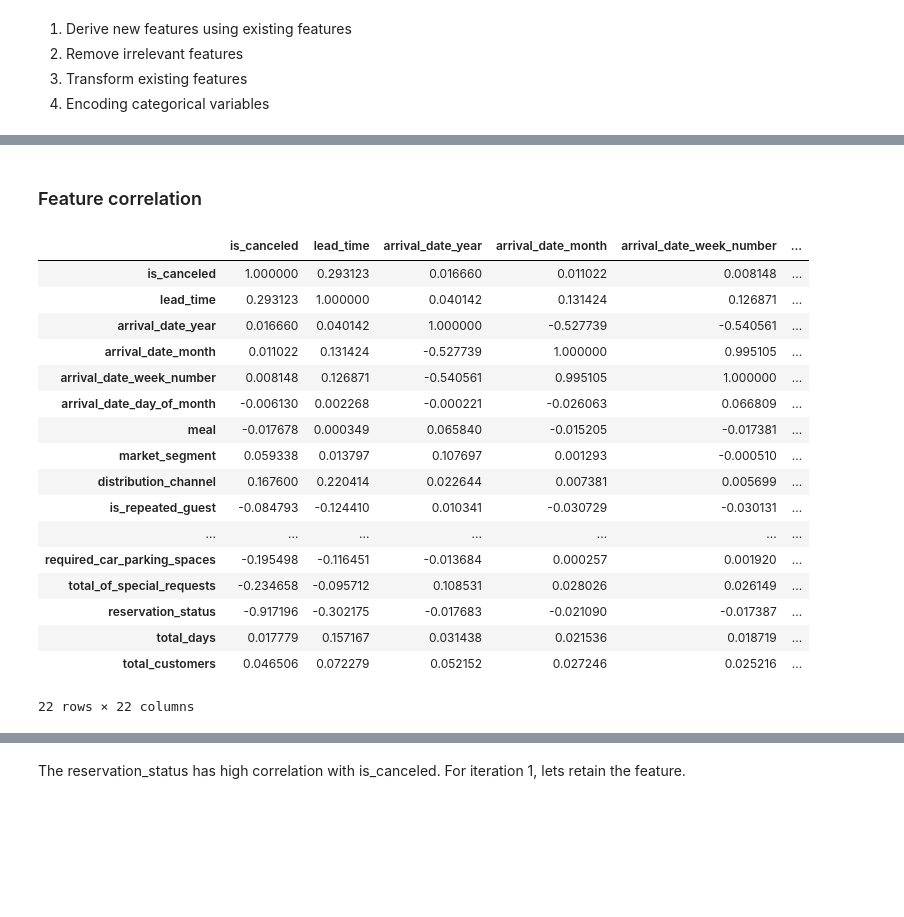
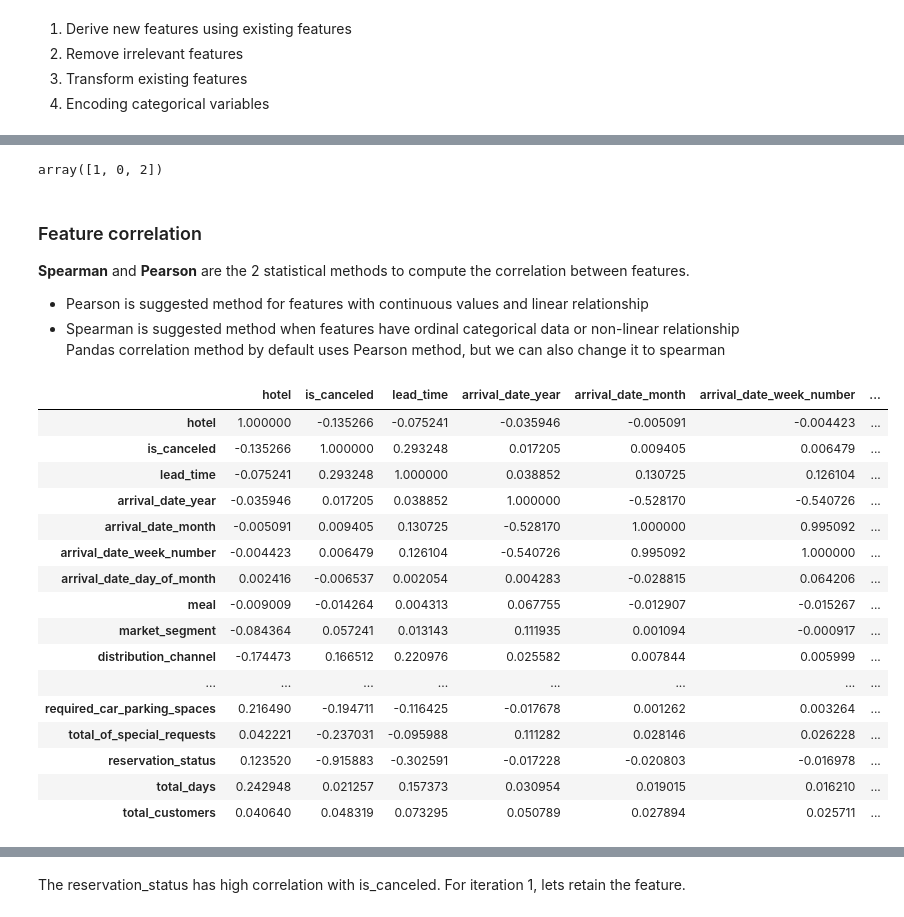
Before and after one commit to olsenme/MLIntro, a Jupyter notebook: Classification_Bayes.ipynb, the cells around one changed output, grey strips where cells are left out. Drawn from its saved outputs; the diff is of its cells as text; code cells hidden in the pictures; blank space fills up the shorter version.

```diff
--- a/Classification_Bayes.ipynb
+++ b/Classification_Bayes.ipynb
@@ -204,4 +248,5 @@ df = df.drop('country',axis=1)
 # %%
-# df['previous_bookings_not_canceled'].value_counts() # We observe that most data has value = 0; hence we drop the feature
-# df.groupby(['is_canceled'])['previous_bookings_not_canceled'].value_counts() # We observe that data distribution across both class is remains same
-df = df.drop('previous_bookings_not_canceled',axis=1)
+#train['previous_bookings_not_canceled'].value_counts() # We observe that most data has value = 0; hence we drop the feature
+#train.groupby(['is_canceled'])['previous_bookings_not_canceled'].value_counts() # We observe that data distribution across both class is remains same
+train = train.drop('previous_bookings_not_canceled',axis=1)
+test = test.drop('previous_bookings_not_canceled',axis=1)
@@ -211,0 +253,5 @@ df = df.drop('previous_cancellations',axis=1)
+# %%
+train.groupby(['is_canceled'])['previous_cancellations'].value_counts().plot('bar',figsize=(5,5))
+# We observe that most data has value = 0; and trend remains same across the 2 classes
+train = train.drop('previous_cancellations',axis=1)
+test = test.drop('previous_cancellations',axis=1)
@@ -218,9 +270,13 @@ backup = df.copy()
 # %%
 #Custom encoding
-df['arrival_date_month'] = df['arrival_date_month'].map({'January':1, 'February': 2, 'March':3, \
+train['arrival_date_month'] = train['arrival_date_month'].map({'January':1, 'February': 2, 'March':3, \
                                                          'April':4, 'May':5, 'June':6, 'July':7,\
                                                          'August':8, 'September':9, 'October':10, \
                                                          'November':11, 'December':12})
+test['arrival_date_month'] = test['arrival_date_month'].map({'January':1, 'February': 2, 'March':3, \
+                                                         'April':4, 'May':5, 'June':6, 'July':7,\
+                                                         'August':8, 'September':9, 'October':10, \
+                                                         'November':11, 'December':12})
 # %%
 encode = LabelEncoder()
 # %%
@@ -240,5 +299,5 @@ Index([u'hotel', u'is_canceled', u'lead_time', u'arrival_date_year',
 cat_col=['hotel','arrival_date_year','meal','market_segment','distribution_channel','reserved_room_type', 'assigned_room_type',\
         'deposit_type','customer_type','reservation_status']
 for i in cat_col:
-    df[i] = encode.fit_transform(df[i])
+    train[i] = encode.fit_transform(train[i])
 # %%
@@ -253,24 +312,31 @@ df[cat_col].head()
-# %% [markdown]
-### Feature correlation
+# %%
+train['arrival_date_year'].unique()
+# %% [output]
+array([1, 0, 2])
+# %% [markdown]
+### Feature correlation
+<b>Spearman</b> and <b>Pearson</b> are the 2 statistical methods to compute the correlation between features.
+- Pearson is suggested method for features with continuous values and linear relationship
+- Spearman is suggested method when features have ordinal categorical data or non-linear relationship
+<br>Pandas correlation method by default uses Pearson method, but we can also change it to spearman </br>
 # %%
-df.corr()
+train.corr()
 # %% [output]
-|  | is_canceled | lead_time | arrival_date_year | arrival_date_month | arrival_date_week_number | ... |
-| is_canceled | 1.000000 | 0.293123 | 0.016660 | 0.011022 | 0.008148 | ... |
-| lead_time | 0.293123 | 1.000000 | 0.040142 | 0.131424 | 0.126871 | ... |
-| arrival_date_year | 0.016660 | 0.040142 | 1.000000 | -0.527739 | -0.540561 | ... |
-| arrival_date_month | 0.011022 | 0.131424 | -0.527739 | 1.000000 | 0.995105 | ... |
-| arrival_date_week_number | 0.008148 | 0.126871 | -0.540561 | 0.995105 | 1.000000 | ... |
-| arrival_date_day_of_month | -0.006130 | 0.002268 | -0.000221 | -0.026063 | 0.066809 | ... |
-| meal | -0.017678 | 0.000349 | 0.065840 | -0.015205 | -0.017381 | ... |
-| market_segment | 0.059338 | 0.013797 | 0.107697 | 0.001293 | -0.000510 | ... |
-| distribution_channel | 0.167600 | 0.220414 | 0.022644 | 0.007381 | 0.005699 | ... |
-| is_repeated_guest | -0.084793 | -0.124410 | 0.010341 | -0.030729 | -0.030131 | ... |
-| ... | ... | ... | ... | ... | ... | ... |
-| required_car_parking_spaces | -0.195498 | -0.116451 | -0.013684 | 0.000257 | 0.001920 | ... |
-| total_of_special_requests | -0.234658 | -0.095712 | 0.108531 | 0.028026 | 0.026149 | ... |
-| reservation_status | -0.917196 | -0.302175 | -0.017683 | -0.021090 | -0.017387 | ... |
-| total_days | 0.017779 | 0.157167 | 0.031438 | 0.021536 | 0.018719 | ... |
-| total_customers | 0.046506 | 0.072279 | 0.052152 | 0.027246 | 0.025216 | ... |
+|  | hotel | is_canceled | lead_time | arrival_date_year | arrival_date_month | arrival_date_week_number | ... |
+| hotel | 1.000000 | -0.135266 | -0.075241 | -0.035946 | -0.005091 | -0.004423 | ... |
+| is_canceled | -0.135266 | 1.000000 | 0.293248 | 0.017205 | 0.009405 | 0.006479 | ... |
+| lead_time | -0.075241 | 0.293248 | 1.000000 | 0.038852 | 0.130725 | 0.126104 | ... |
+| arrival_date_year | -0.035946 | 0.017205 | 0.038852 | 1.000000 | -0.528170 | -0.540726 | ... |
+| arrival_date_month | -0.005091 | 0.009405 | 0.130725 | -0.528170 | 1.000000 | 0.995092 | ... |
+| arrival_date_week_number | -0.004423 | 0.006479 | 0.126104 | -0.540726 | 0.995092 | 1.000000 | ... |
+| arrival_date_day_of_month | 0.002416 | -0.006537 | 0.002054 | 0.004283 | -0.028815 | 0.064206 | ... |
+| meal | -0.009009 | -0.014264 | 0.004313 | 0.067755 | -0.012907 | -0.015267 | ... |
+| market_segment | -0.084364 | 0.057241 | 0.013143 | 0.111935 | 0.001094 | -0.000917 | ... |
+| distribution_channel | -0.174473 | 0.166512 | 0.220976 | 0.025582 | 0.007844 | 0.005999 | ... |
+| ... | ... | ... | ... | ... | ... | ... | ... |
+| required_car_parking_spaces | 0.216490 | -0.194711 | -0.116425 | -0.017678 | 0.001262 | 0.003264 | ... |
+| total_of_special_requests | 0.042221 | -0.237031 | -0.095988 | 0.111282 | 0.028146 | 0.026228 | ... |
+| reservation_status | 0.123520 | -0.915883 | -0.302591 | -0.017228 | -0.020803 | -0.016978 | ... |
+| total_days | 0.242948 | 0.021257 | 0.157373 | 0.030954 | 0.019015 | 0.016210 | ... |
+| total_customers | 0.040640 | 0.048319 | 0.073295 | 0.050789 | 0.027894 | 0.025711 | ... |
-22 rows × 22 columns
 # %%
```
Also changed, not shown: parts of 137 cells of this notebook.
